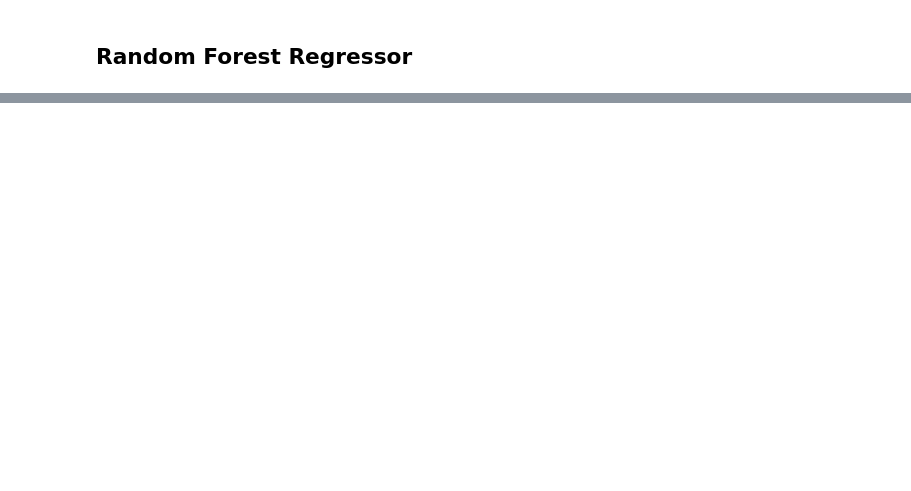
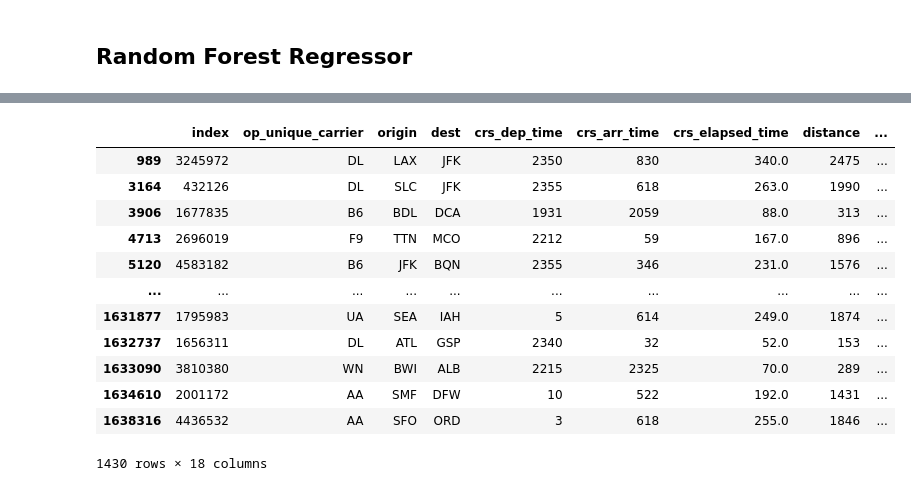
Before and after one commit to btmarsh6/mid-term-project-I, a Jupyter notebook: Ben_Model_Testing.ipynb, the cells around one changed output, grey strips where cells are left out. Cells and saved outputs as stored; diff of their text form; code cells hidden in the pictures; blank space fills up the shorter version.

Commit message:
revised data splitting and feature engineering. reran XGB model. attempted random forest and AdaBoost, but insufficient memory.

```diff
--- a/Ben_Model_Testing.ipynb
+++ b/Ben_Model_Testing.ipynb
@@ -116,3 +184,0 @@ cat_cols
-# %%
-for col in cat_cols:
-    print(flights_df[col].value_counts())
@@ -272,6 +297,4 @@ print(X.shape, y.shape)
 # %%
-from sklearn.model_selection import train_test_split
 from sklearn.ensemble import RandomForestRegressor
 
 rfr_model = RandomForestRegressor()
-X_train, X_test, y_train, y_test = train_test_split(X, y, test_size=.3, random_state=6)
@@ -284,3 +300,0 @@ X_train.shape
-# %%
-X_train.columns = X_train.columns.astype(str)
-rfr_model.fit(X_train, y_train)
@@ -288,0 +345,16 @@ MemoryError: Unable to allocate 18.5 GiB for an array with shape (792, 3136620)
+# %%
+X_train[X_train['taxi_dep_mean_time'].isna()]
+# %% [output]
+|  | index | op_unique_carrier | origin | dest | crs_dep_time | crs_arr_time | crs_elapsed_time | distance | ... |
+| 989 | 3245972 | DL | LAX | JFK | 2350 | 830 | 340.0 | 2475 | ... |
+| 3164 | 432126 | DL | SLC | JFK | 2355 | 618 | 263.0 | 1990 | ... |
+| 3906 | 1677835 | B6 | BDL | DCA | 1931 | 2059 | 88.0 | 313 | ... |
+| 4713 | 2696019 | F9 | TTN | MCO | 2212 | 59 | 167.0 | 896 | ... |
+| 5120 | 4583182 | B6 | JFK | BQN | 2355 | 346 | 231.0 | 1576 | ... |
+| ... | ... | ... | ... | ... | ... | ... | ... | ... | ... |
+| 1631877 | 1795983 | UA | SEA | IAH | 5 | 614 | 249.0 | 1874 | ... |
+| 1632737 | 1656311 | DL | ATL | GSP | 2340 | 32 | 52.0 | 153 | ... |
+| 1633090 | 3810380 | WN | BWI | ALB | 2215 | 2325 | 70.0 | 289 | ... |
+| 1634610 | 2001172 | AA | SMF | DFW | 10 | 522 | 192.0 | 1431 | ... |
+| 1638316 | 4436532 | AA | SFO | ORD | 3 | 618 | 255.0 | 1846 | ... |
+1430 rows × 18 columns
```
Also changed, not shown: parts of 37 cells of this notebook, 1 other file.
